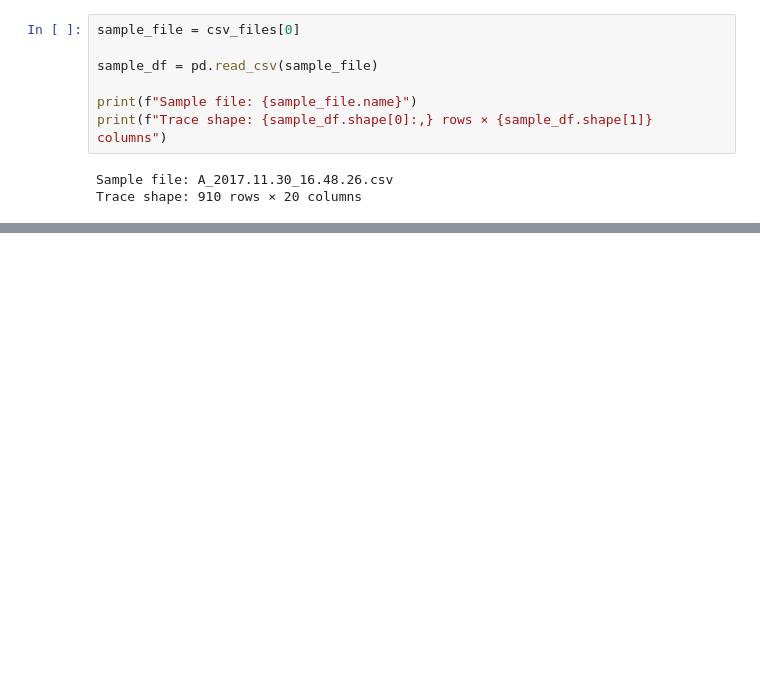
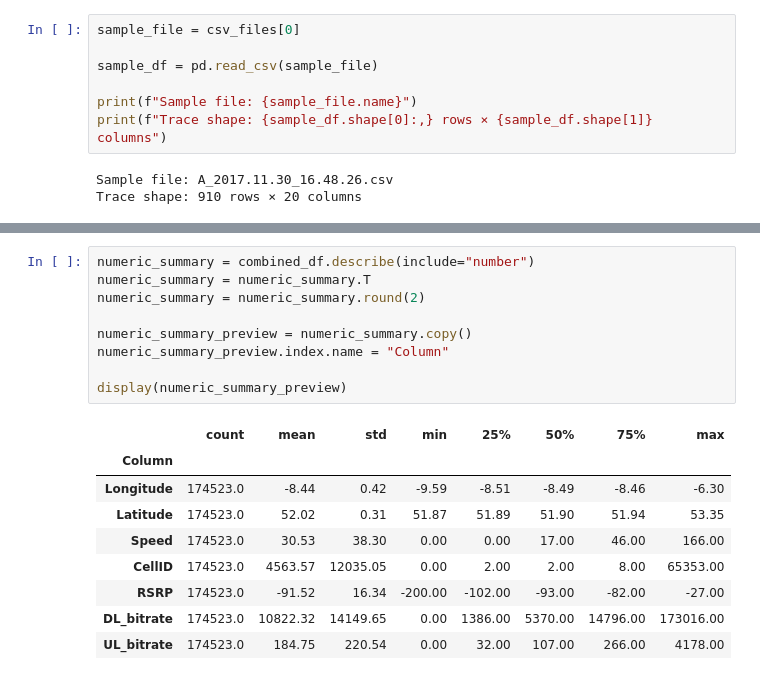
Before and after one commit to Zendin110206/4g-lte-throughput-prediction, a Jupyter notebook: notebooks/01_lte_throughput_analysis.ipynb, the cells around one changed output, grey strips where cells are left out. Cells and saved outputs as stored; diff of their text form; blank space fills up the shorter version.

```diff
--- a/notebooks/01_lte_throughput_analysis.ipynb
+++ b/notebooks/01_lte_throughput_analysis.ipynb
@@ -163,0 +368,19 @@ trace identifier before combining the files.
+# %%
+numeric_summary = combined_df.describe(include="number")
+numeric_summary = numeric_summary.T
+numeric_summary = numeric_summary.round(2)
+
+numeric_summary_preview = numeric_summary.copy()
+numeric_summary_preview.index.name = "Column"
+
+display(numeric_summary_preview)
+# %% [output]
+|  | count | mean | std | min | 25% | 50% | 75% | max |
+| Column |  |  |  |  |  |  |  |  |
+| Longitude | 174523.0 | -8.44 | 0.42 | -9.59 | -8.51 | -8.49 | -8.46 | -6.30 |
+| Latitude | 174523.0 | 52.02 | 0.31 | 51.87 | 51.89 | 51.90 | 51.94 | 53.35 |
+| Speed | 174523.0 | 30.53 | 38.30 | 0.00 | 0.00 | 17.00 | 46.00 | 166.00 |
+| CellID | 174523.0 | 4563.57 | 12035.05 | 0.00 | 2.00 | 2.00 | 8.00 | 65353.00 |
+| RSRP | 174523.0 | -91.52 | 16.34 | -200.00 | -102.00 | -93.00 | -82.00 | -27.00 |
+| DL_bitrate | 174523.0 | 10822.32 | 14149.65 | 0.00 | 1386.00 | 5370.00 | 14796.00 | 173016.00 |
+| UL_bitrate | 174523.0 | 184.75 | 220.54 | 0.00 | 32.00 | 107.00 | 266.00 | 4178.00 |
```
Also changed, not shown: parts of 16 cells of this notebook.
